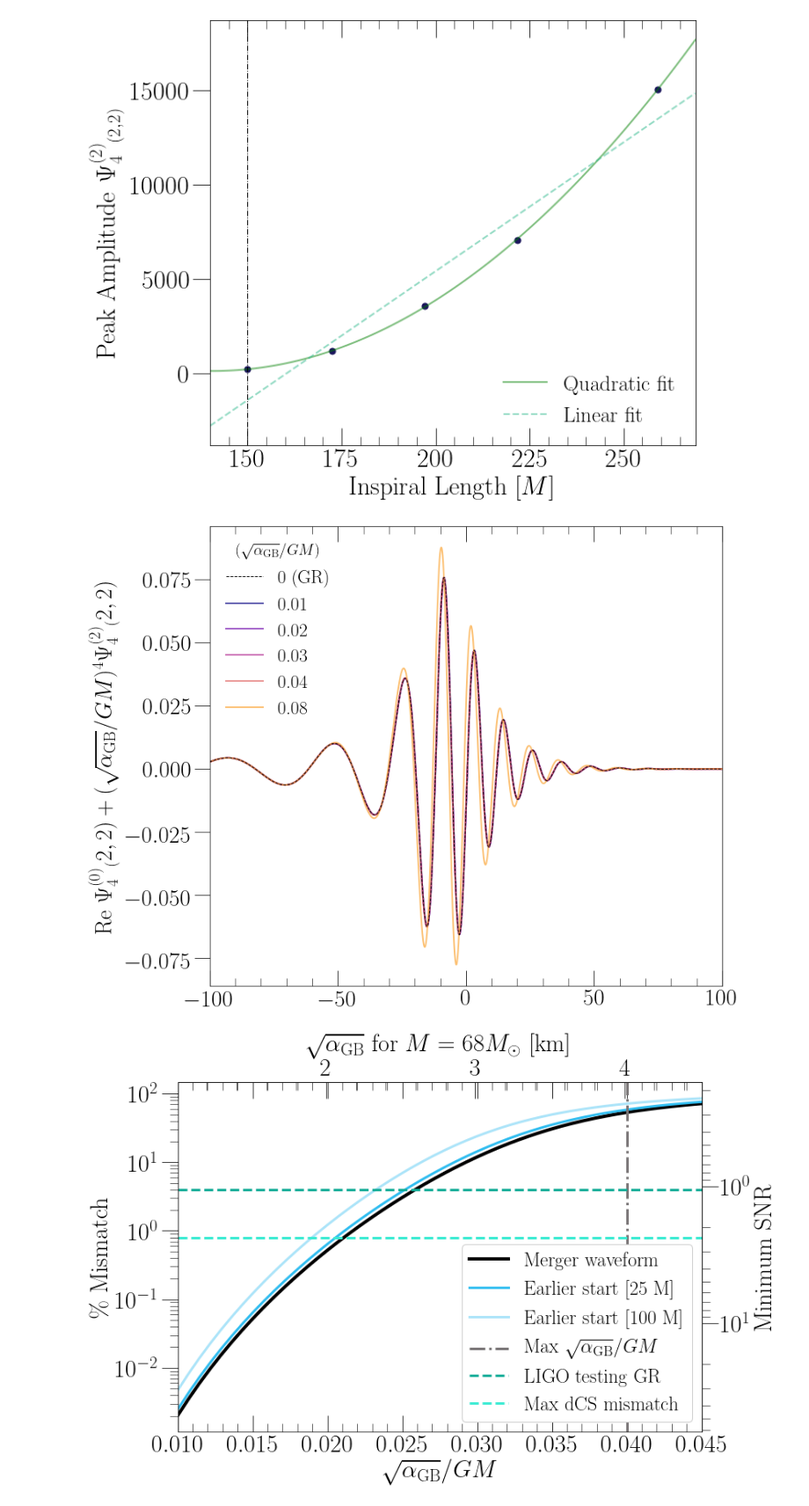
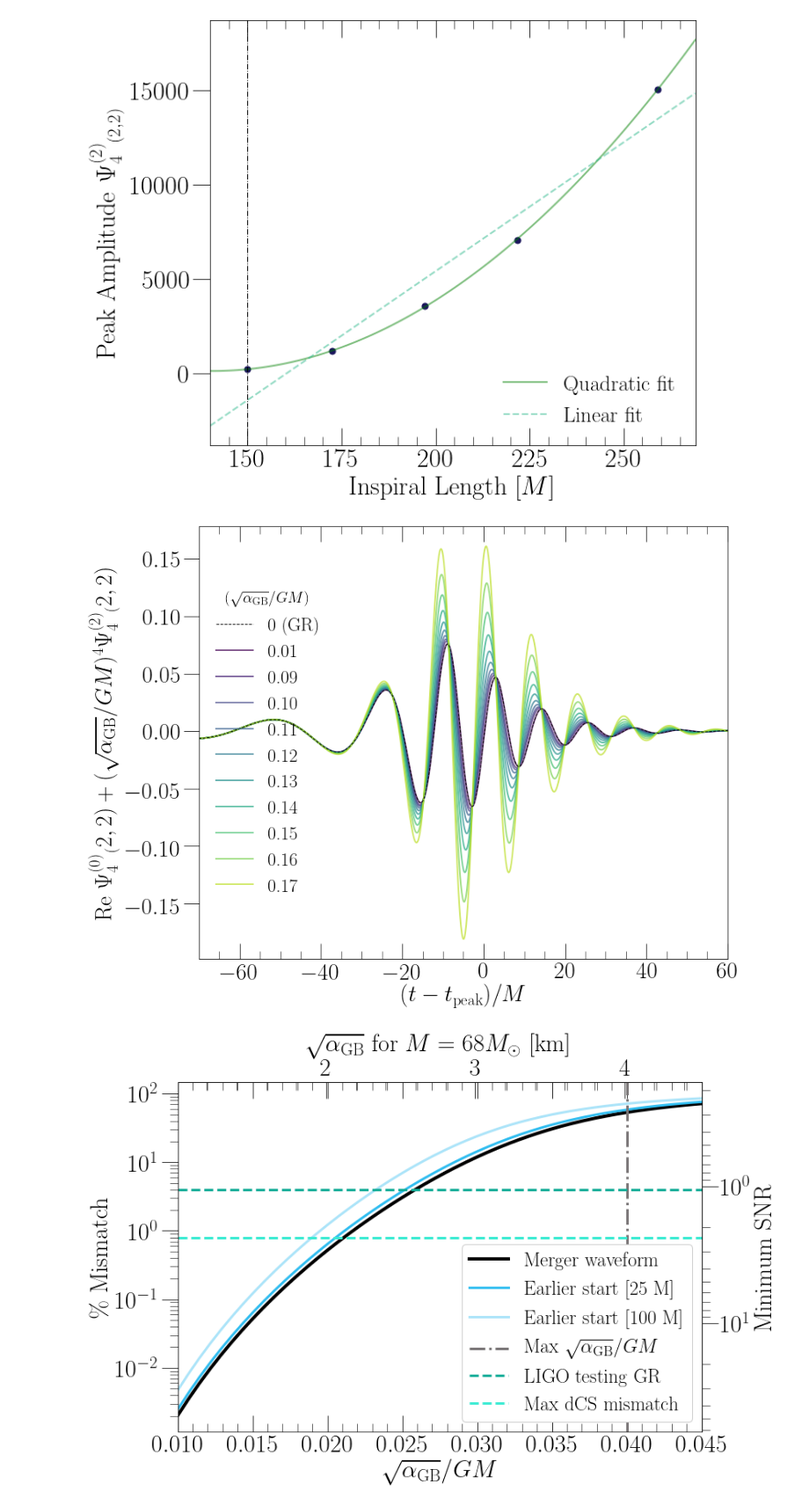
Before and after one commit to mariaokounkova/EDGB, a Jupyter notebook: GW150914/EDGB_GW.ipynb, the cells around one changed output. Shown at 88% size. Saved outputs shown, nothing was run; the diff lists cells and outputs as text; code cells hidden in the pictures.

Commit message:
Updated together plot
Updated together plot with our newest data and
regime of validity minimum

```diff
--- a/GW150914/EDGB_GW.ipynb
+++ b/GW150914/EDGB_GW.ipynb
@@ -511,7 +511,7 @@ PeakAmplitudesPlot()
 ## GR and EDGB together
 
 def TogetherPlot(log=False):
-
+    color_map='viridis'
     figname = 'Together_log' if log else 'Together'
 
     cut_min = -100
@@ -520,7 +520,7 @@ def TogetherPlot(log=False):
 
     f, ax = plt.subplots(1, figsize=(12,6) if log else (12, 9))
 
-    time, data = GethPsi4Mode(ev_dir(2475, 25, lev=lev), radius=0)
+    time, data = GethPsi4Mode(ev_dir(2500, 25, lev=lev), radius=0)
     #time, data = GethPsi4ModeExtrapolated(ex_dir(2100, lev=lev))
     t_peak = GetPeakTimeModeReal(time, data)
     time = time - t_peak
@@ -532,51 +532,51 @@ def TogetherPlot(log=False):
     gr_time, gr_data = CutTimes(gr_time, gr_data, cut_min, cut_max)
 
     ## Now get gr on the same axis
     gr_data = InterpolateTimes(gr_time, gr_data, time)
     gr_time = time
 
     #ax.plot(time, data)
 
-    l_arr = [0.01, 0.02, 0.03, 0.04, 0.08] #[0.226, 0.3]
+    l_arr = [0.01, 0.09, 0.1, 0.11, 0.12, 0.13, 0.14, 0.15, 0.16, 0.17] #[0.226, 0.3]
 
-    cmap = matplotlib.cm.get_cmap('plasma')
+    cmap = matplotlib.cm.get_cmap(color_map)
     colors = [cmap(float(i)/(len(l_arr))) for i in range(len(l_arr))]
     ax.plot([0,0], [0, 0], lw=1.0, ls='--', color='black',label='0 (GR)') ## for the laebl
 
 
     for l, color in zip(l_arr, colors):
         total = gr_data + l**4 * data
-        ax.plot(time, total, lw=2.0, label=l, color=color,alpha=0.7)
+        ax.plot(time, total, lw=2.0, label='%.2f' % l, color=color,alpha=0.7)
     ax.plot(time, gr_data, lw=1.0, ls='--', color='black')
 
 
-    legend = ax.legend(fontsize=24, loc='upper left', frameon=False, ncol=1, \
+    legend = ax.legend(fontsize=24, loc='center left', frameon=False, ncol=1, \
                        title=r'$(\sqrt{\alpha_\mathrm{GB}}/GM)$')
     plt.setp(legend.get_title(),fontsize=20)
     ax.set_ylabel(r'Re $\Psi_4^{(0)} {}_(2,2) + (\sqrt{\alpha_\mathrm{GB}}/GM)^4 \Psi_4^{(2)} {}_(2,2)$' , \
                   fontsize=30)
-    #if log:
-    #    ax.set_ylabel(r'$\|\textrm{Re }\Psi_4^{(0)} {}_(2,2) + (\sqrt{\alpha_\mathrm{GB}}/GM)^4 \Psi_4^{(2)} {}_(2,2)\|$' \
-    #                  , fontsize=26)
-    ax.set_xlim(-100, 100)
-    #ax.set_xlim(cut_min, cut_max)
-#     if log:
-#         ax.set_ylim(3e-3, 1e-1)
-#         ax.set_xlim(-80, 20)
-#     else:
-#         ax.set_xlim(-70, 60)
-    #ax.set_xlabel('$(t - t_\mathrm{peak})/M$', fontsize=30)
-    #if log:
-    #    ax.set_yscale('log')
+    if log:
+       ax.set_ylabel(r'$\|\textrm{Re }\Psi_4^{(0)} {}_(2,2) + (\sqrt{\alpha_\mathrm{GB}}/GM)^4 \Psi_4^{(2)} {}_(2,2)\|$' \
+                     , fontsize=26)
+    ax.set_xlim(-50, 50)
+    ax.set_xlim(cut_min, cut_max)
+    if log:
+        ax.set_ylim(3e-3, 1e-1)
+        ax.set_xlim(-80, 20)
+    else:
+        ax.set_xlim(-70, 60)
+    ax.set_xlabel('$(t - t_\mathrm{peak})/M$', fontsize=30)
+    if log:
+       ax.set_yscale('log')
 
     plt.tight_layout()
     plt.savefig(figname + '.pdf')
     plt.show()
 
 TogetherPlot()
 #TogetherPlot(log=True)
 # %% [output]
-[figure, old version]
+[figure, new version]
 # %%
 ## Overlap calculation
 
```
Also changed, not shown: parts of 1 cell of this notebook.
